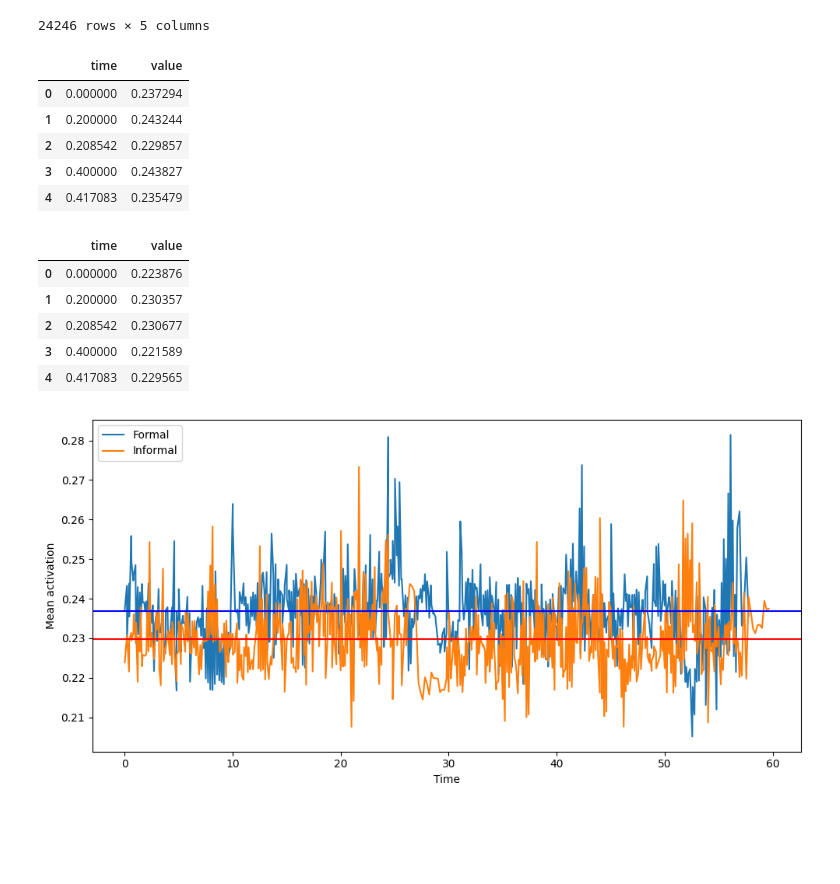
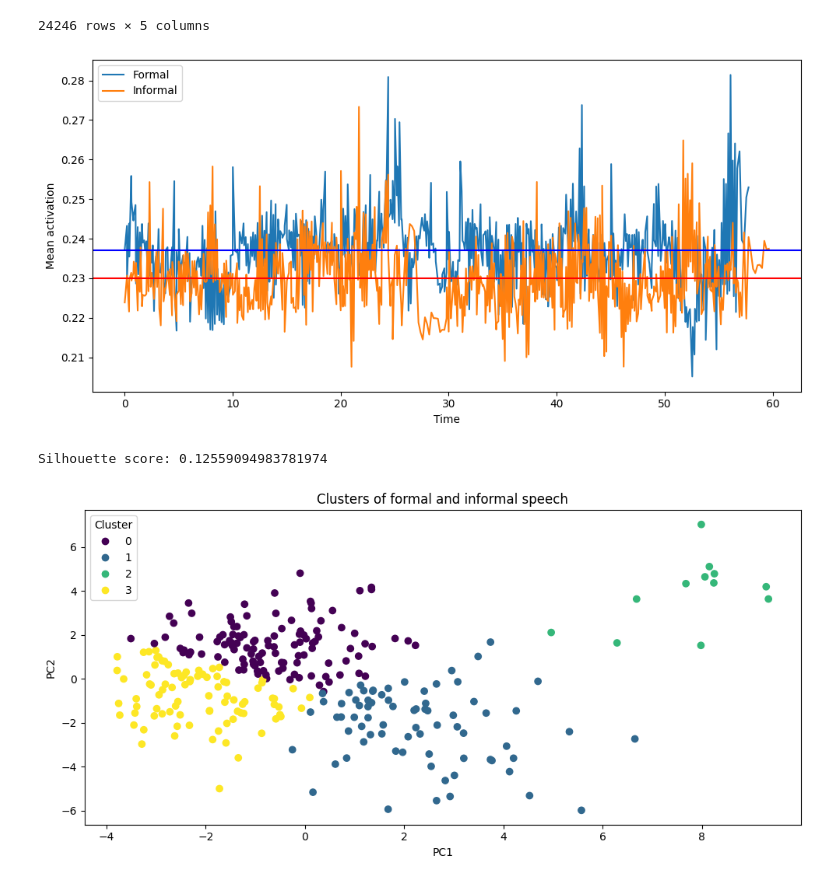
Before and after one commit to tomhtlnd/TEDx-Emotion-Capture, a Jupyter notebook: analysis.ipynb, the cells around one changed output. Cells and saved outputs as stored; diff of their text form; code cells hidden in the pictures; blank space fills up the shorter version.

```diff
--- a/analysis.ipynb
+++ b/analysis.ipynb
@@ -97,41 +97,73 @@ informal
 # %%
 # Comparing the formal and informal speech in terms of the mean activation of the action units
 
 def mean_activation(df):
     mean = df.groupby('time')['value'].mean().reset_index()
     return mean
 
 formal_mean = mean_activation(formal)
 informal_mean = mean_activation(informal)
-
-display(formal_mean.head())
-display(informal_mean.head())
 
 # Plotting the mean activation of the action units for formal and informal speech
 fig, ax = plt.subplots(1, 1, figsize=(10, 5))
 ax.plot(formal_mean['time'], formal_mean['value'], label='Formal')
 ax.plot(informal_mean['time'], informal_mean['value'], label='Informal')
 ax.axhline(np.nanmean(formal_mean['value']), color='b')
 ax.axhline(np.nanmean(informal_mean['value']), color='r')
 
 ax.set_xlabel('Time')
 ax.set_ylabel('Mean activation')
 ax.legend()
 
 fig.tight_layout()
 
 plt.show()
 # %% [output]
-|  | time | value |
-| 0 | 0.000000 | 0.237294 |
-| 1 | 0.200000 | 0.243244 |
-| 2 | 0.208542 | 0.229857 |
-| 3 | 0.400000 | 0.243827 |
-| 4 | 0.417083 | 0.235479 |
-|  | time | value |
-| 0 | 0.000000 | 0.223876 |
-| 1 | 0.200000 | 0.230357 |
-| 2 | 0.208542 | 0.230677 |
-| 3 | 0.400000 | 0.221589 |
-| 4 | 0.417083 | 0.229565 |
-[figure, old version]
+[figure, new version]
+# %%
+from sklearn.cluster import KMeans
+from sklearn.preprocessing import StandardScaler
+from sklearn.decomposition import PCA
+from sklearn.metrics import silhouette_score
+
+
+# concatenate the data
+df_all = pd.concat([formal, informal])
+
+def pivot_au(df):
+    pivoted = df.pivot_table(index='frame', columns='face_au', values='value')
+    return pivoted
+
+pivoted = pivot_au(df_all)
+
+# Standardize the data
+scaler = StandardScaler()
+pivoted_scaled = scaler.fit_transform(pivoted)
+
+# Apply PCA to reduce the dimensionality
+pca = PCA(n_components=2)
+pivoted_pca = pca.fit_transform(pivoted_scaled)
+
+# Apply k-means clustering
+kmeans = KMeans(n_clusters=4, random_state=42)
+kmeans.fit(pivoted_pca)
+clusters = kmeans.predict(pivoted_pca)
+
+# evaluate the clustering
+silhouette = silhouette_score(pivoted_scaled, clusters)
+print(f'Silhouette score: {silhouette}')
+
+# Plot the clusters and the labels of informal and formal speech
+fig, ax = plt.subplots(1, 1, figsize=(10, 5))
+scatter = ax.scatter(pivoted_pca[:, 0], pivoted_pca[:, 1], c=clusters, cmap='viridis')
+ax.set_xlabel('PC1')
+ax.set_ylabel('PC2')
+ax.legend(*scatter.legend_elements(), title='Cluster')
+ax.set_title('Clusters of formal and informal speech')
+
+fig.tight_layout()
+
+plt.show()
+# %% [output]
+Silhouette score: 0.12559094983781974
+[figure, added]
```
